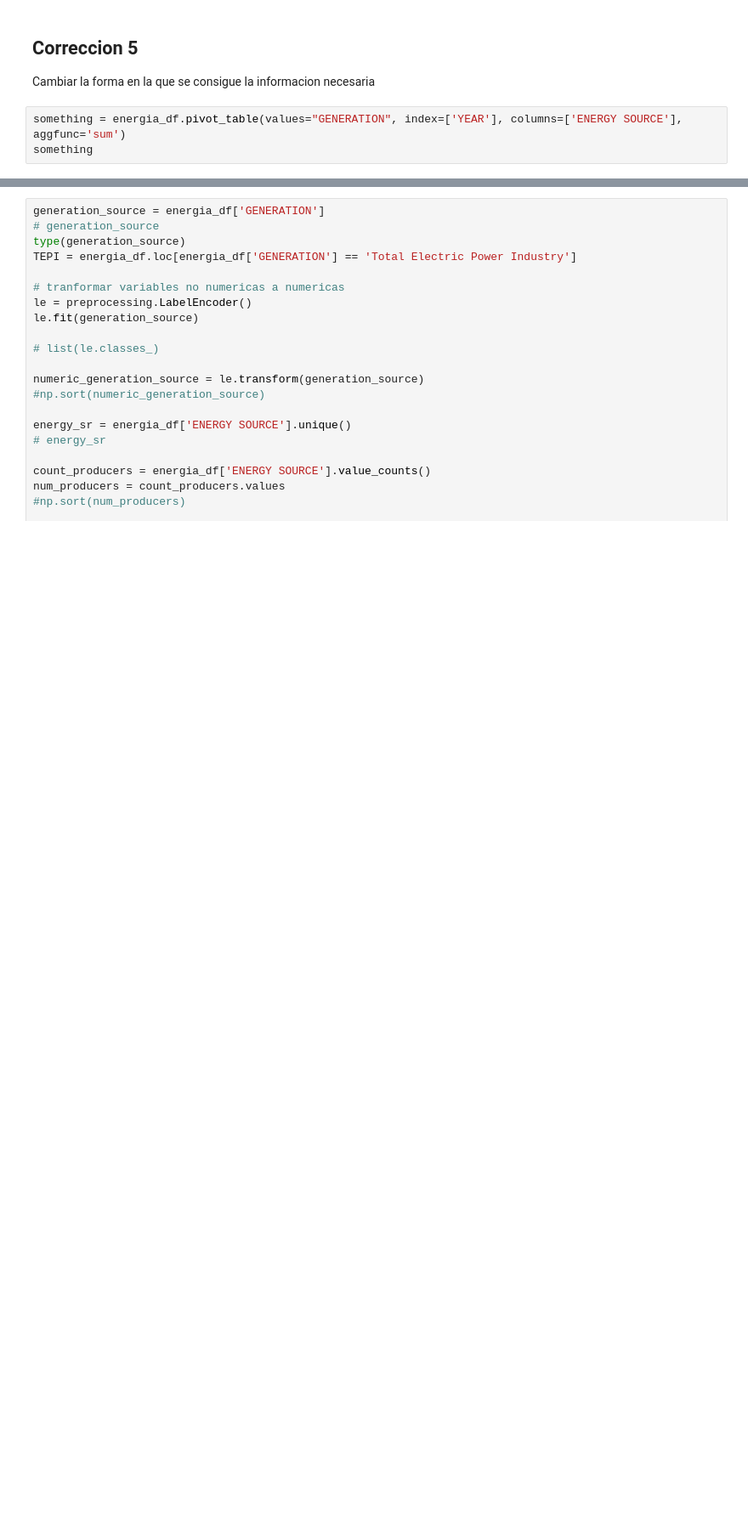
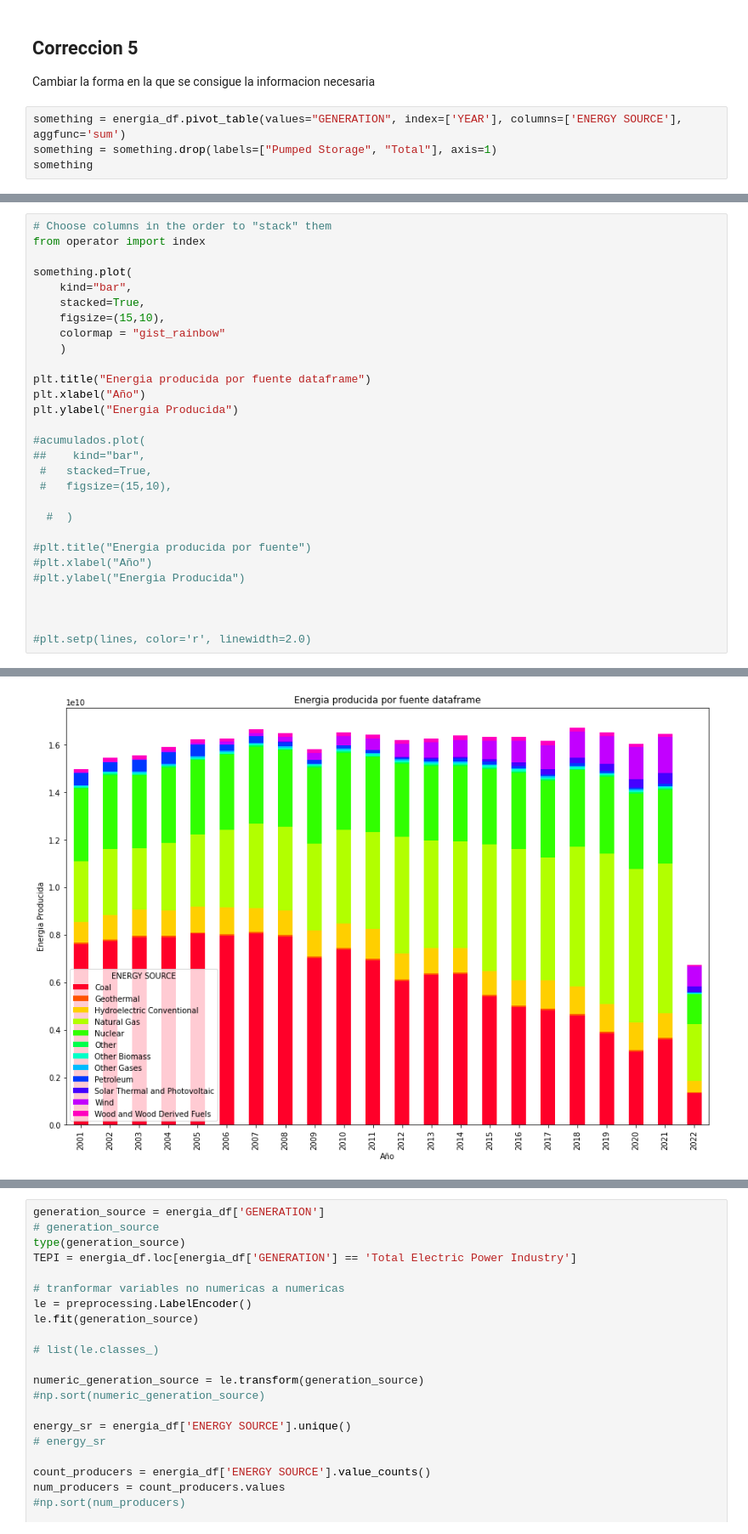
Before and after one commit to EnriqueLaguna/ProyectoAnalisisDatos, a Jupyter notebook: Codigo/graficas.ipynb, the cells around one changed output, grey strips where cells are left out. Shown at 85% size. Drawn from its saved outputs; the diff is of its cells as text; blank space fills up the shorter version.

```diff
--- a/Codigo/graficas.ipynb
+++ b/Codigo/graficas.ipynb
@@ -195,6 +200,7 @@ acumulados_relativos
 Cambiar la forma en la que se consigue la informacion necesaria
 # %%
 something = energia_df.pivot_table(values="GENERATION", index=['YEAR'], columns=['ENERGY SOURCE'], aggfunc='sum')
+something = something.drop(labels=["Pumped Storage", "Total"], axis=1)
 something
 # %% [output]
 | ENERGY SOURCE | Coal | Geothermal | Hydroelectric Conventional | Natural Gas | Nuclear | Other | Other Biomass | ... |
@@ -217,0 +224,30 @@ something
+# %%
+# Choose columns in the order to "stack" them
+from operator import index
+
+something.plot(
+    kind="bar",
+    stacked=True,
+    figsize=(15,10),
+    colormap = "gist_rainbow"
+    )
+
+plt.title("Energia producida por fuente dataframe")
+plt.xlabel("Año")
+plt.ylabel("Energia Producida")
+
+#acumulados.plot(
+##    kind="bar",
+ #   stacked=True,
+ #   figsize=(15,10),
+
+  #  )
+
+#plt.title("Energia producida por fuente")
+#plt.xlabel("Año")
+#plt.ylabel("Energia Producida")
+
+
+
+#plt.setp(lines, color='r', linewidth=2.0)
+# %% [output]
@@ -218 +258,2 @@ something
+[figure, added]
 # %%
```
Also changed, not shown: parts of 13 cells of this notebook, 1 other file.
